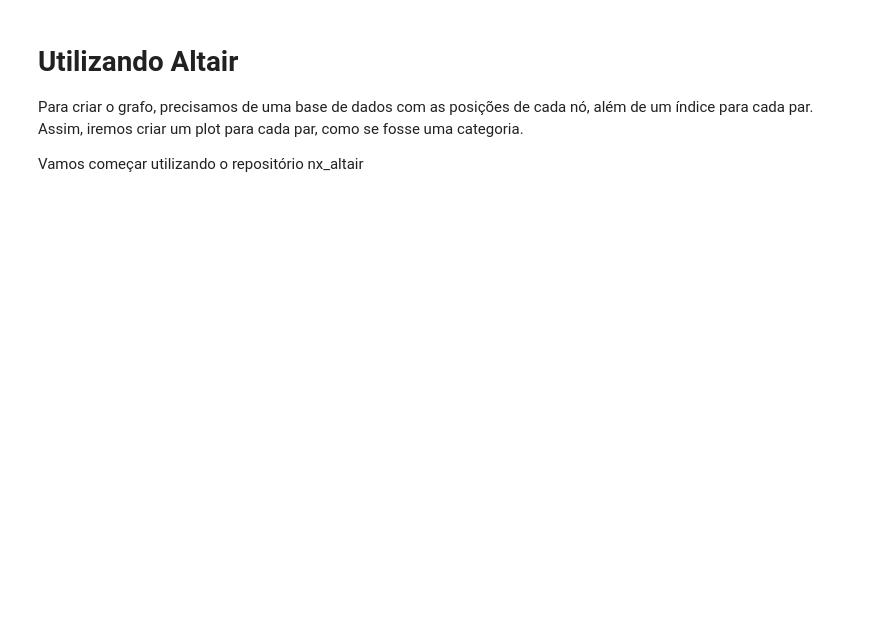
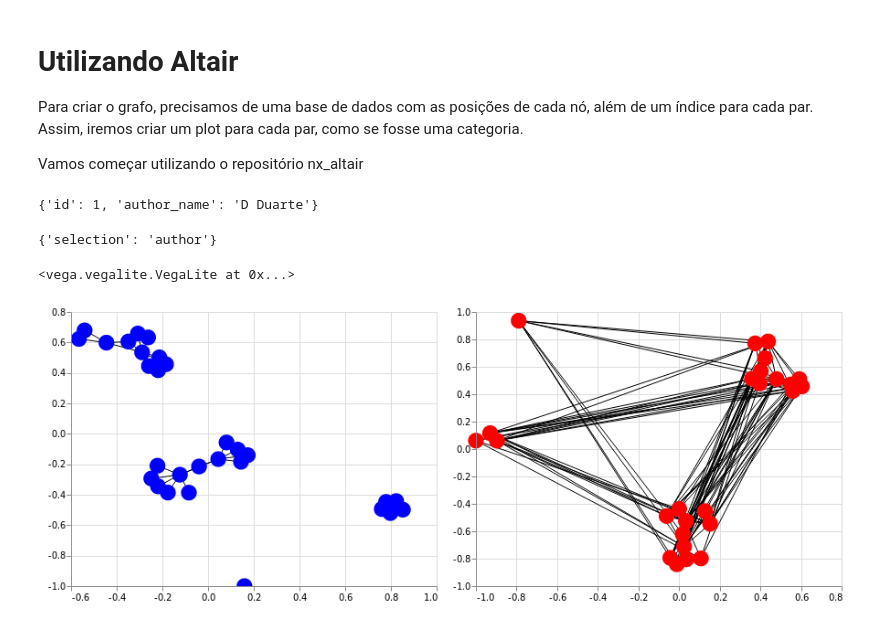
Before and after one commit to davibarreira/FDS-Homeworks, a Jupyter notebook: SandBox_Network.ipynb, the cells around one changed output. Saved outputs shown, nothing was run; the diff lists cells and outputs as text; code cells hidden in the pictures; blank space fills up the shorter version.

```diff
--- a/SandBox_Network.ipynb
+++ b/SandBox_Network.ipynb
@@ -147,20 +147,41 @@ G_authors
 #     df_authors.append([n[0],n[1]['author_name'],pos[n[0]][0],pos[n[0]][1]])
 # %%
 from nx_altair import draw_networkx
+# %%
+G_authors.nodes(data=True)[1]
+# %% [output]
+{'id': 1, 'author_name': 'D Duarte'}
 # %%
+from altair.expr import datum
 # Nota - Modifiquei o arquivo original do nx_altair para possibilitar plotar lado a lado
 # O que foi removido foi o configure_axis da funcao
 interval = alt.selection_multi(encodings=['x','y'])
+interval = alt.selection_multi(name='author',fields=['author_name'])
 brush    = alt.selection_multi(encodings=['x','y'])
 
-pos = nx.spring_layout(G_authors)
-chart_authors = draw_networkx(G_authors,pos,node_tooltip='author_name').interactive()
+pos_authors = nx.spring_layout(G_authors)
+chart_authors = draw_networkx(G_authors,pos_authors,node_tooltip='author_name').interactive()
 
 edges = chart_authors.layer[0]
 nodes = chart_authors.layer[1].encode(
     fill = alt.condition(interval,alt.value('blue'),alt.value('lightgray')),
 ).properties(selection=interval)
 
-chart_papers  = draw_networkx(G_papers,pos,node_tooltip='paper_name')
-print(interval)
-edges+nodes | chart_papers.layer[1]
+# nodes = chart_authors.layer[1].transform_filter(alt.datum.author_name==interval.ref())
+# nodes = chart_authors.layer[1].transform_filter("datum.author_name=author_author_name")
+
+pos_papers = nx.spring_layout(G_papers)
+chart_papers  = draw_networkx(
+    G_papers,
+    pos,
+    node_tooltip=['authors','paper_name']
+)
+
+print(interval.ref())
+edges+nodes | chart_papers.layer[0]+chart_papers.layer[1]
+# edges+nodes | chart_papers.layer[0]+chart_papers.layer[1].encode(fill = alt.condition(interval,alt.value('blue'),alt.value('lightgray')))
+# edges+nodes | chart_papers.layer[0]+chart_papers.layer[1].transform_filter(interval)
+# %% [output]
+{'selection': 'author'}
+<vega.vegalite.VegaLite at 0x...>
+[figure, added]
```
Also changed, not shown: parts of 12 cells of this notebook.
